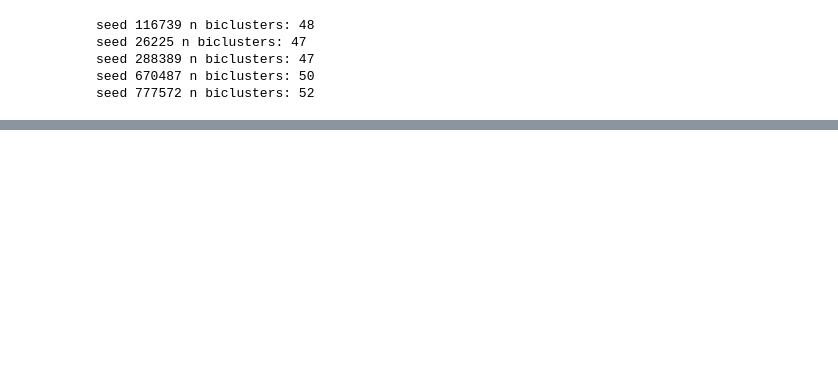
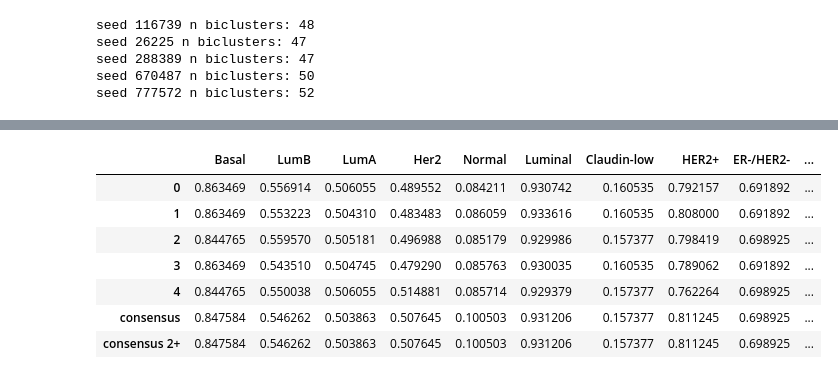
Before and after one commit to ozolotareva/unpast_paper, a Jupyter notebook: consensus.ipynb, the cells around one changed output, grey strips where cells are left out. Drawn from its saved outputs; the diff is of its cells as text; code cells hidden in the pictures; blank space fills up the shorter version.

```diff
--- a/consensus.ipynb
+++ b/consensus.ipynb
@@ -62,0 +96,46 @@ consensus_biclusters.loc[consensus_biclusters["detected_n_times"]==1,:]
+# %%
+classifications={"Intrinsic":["Luminal","Basal","Her2","Normal","Claudin-low"],
+                "SCMOD2":["ER-/HER2-","ER+/HER2- Low Prolif","ER+/HER2- High Prolif","HER2+"],
+                "IHC":["IHC_TNBC","IHC_ER","IHC_HER2","IHC_PR"]}
+
+#subtypes = pd.read_csv("data/preprocessed_v6/TCGA-BRCA_1079_17Kgenes.Xena_TCGA_PanCan.subtypes_and_signatures_v6.tsv",sep = "\t",index_col=0)
+#annotation = pd.read_csv("data/preprocessed_v6/TCGA-BRCA_1079.Xena_TCGA_PanCan.annotation_v6.tsv",sep = "\t",index_col=0)
+subtypes = pd.read_csv("data/preprocessed_v6/METABRIC_1904_17Kgenes.subtypes_and_signatures_v6.tsv",sep = "\t",index_col=0)
+annotation = pd.read_csv("data/preprocessed_v6/METABRIC_1904.annotation_v6.tsv",sep = "\t",index_col=0)
+
+exprs[exprs>3] = 3
+exprs[exprs<-3] = -3
+
+subtypes = subtypes.loc[exprs.columns.values,:]
+annotation = annotation.loc[exprs.columns.values,:]
+
+known_groups, freqs = make_ref_groups(subtypes, annotation,exprs)
+# %%
+# METABRIC
+performances = {}
+for seed in range(0,5):
+    p = calculate_perfromance(biclusters[seed],
+                                    known_groups,freqs,
+                                    set(exprs.columns.values),
+                                    classifications=classifications)
+    performances[seed] = p
+performances["consensus"] = calculate_perfromance(consensus_biclusters,
+                                    known_groups,freqs,
+                                    set(exprs.columns.values),
+                                    classifications=classifications)
+
+performances["consensus 2+"] = calculate_perfromance(consensus_biclusters.loc[consensus_biclusters["detected_n_times"]>=2,:],
+                                                     known_groups,freqs,
+                                                     set(exprs.columns.values),
+                                                     classifications=classifications)
+
+pd.DataFrame.from_dict(performances).T
+# %% [output]
+|  | Basal | LumB | LumA | Her2 | Normal | Luminal | Claudin-low | HER2+ | ER-/HER2- | ... |
+| 0 | 0.863469 | 0.556914 | 0.506055 | 0.489552 | 0.084211 | 0.930742 | 0.160535 | 0.792157 | 0.691892 | ... |
+| 1 | 0.863469 | 0.553223 | 0.504310 | 0.483483 | 0.086059 | 0.933616 | 0.160535 | 0.808000 | 0.691892 | ... |
+| 2 | 0.844765 | 0.559570 | 0.505181 | 0.496988 | 0.085179 | 0.929986 | 0.157377 | 0.798419 | 0.698925 | ... |
+| 3 | 0.863469 | 0.543510 | 0.504745 | 0.479290 | 0.085763 | 0.930035 | 0.160535 | 0.789062 | 0.691892 | ... |
+| 4 | 0.844765 | 0.550038 | 0.506055 | 0.514881 | 0.085714 | 0.929379 | 0.157377 | 0.762264 | 0.698925 | ... |
+| consensus | 0.847584 | 0.546262 | 0.503863 | 0.507645 | 0.100503 | 0.931206 | 0.157377 | 0.811245 | 0.698925 | ... |
+| consensus 2+ | 0.847584 | 0.546262 | 0.503863 | 0.507645 | 0.100503 | 0.931206 | 0.157377 | 0.811245 | 0.698925 | ... |
```
Also changed, not shown: parts of 8 cells of this notebook, 1 other file.
